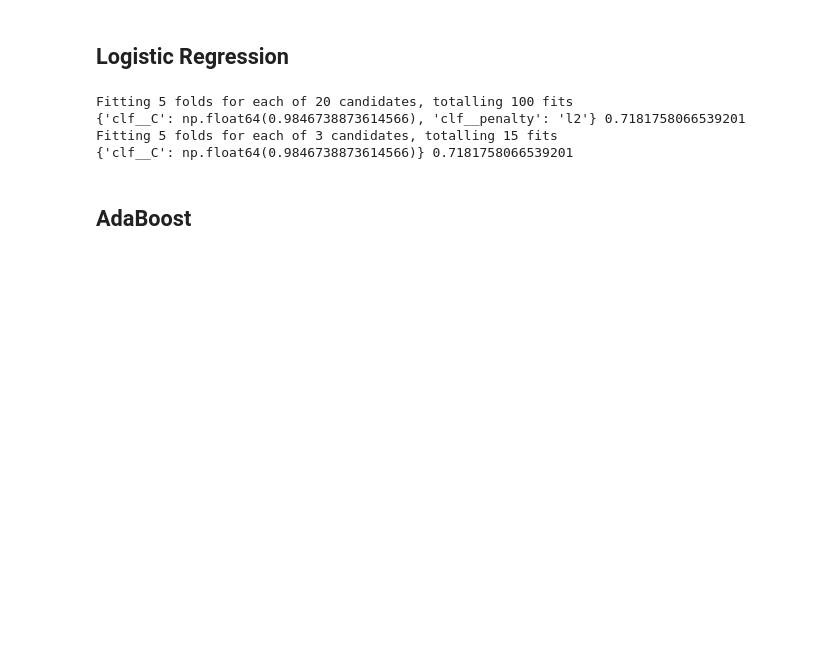
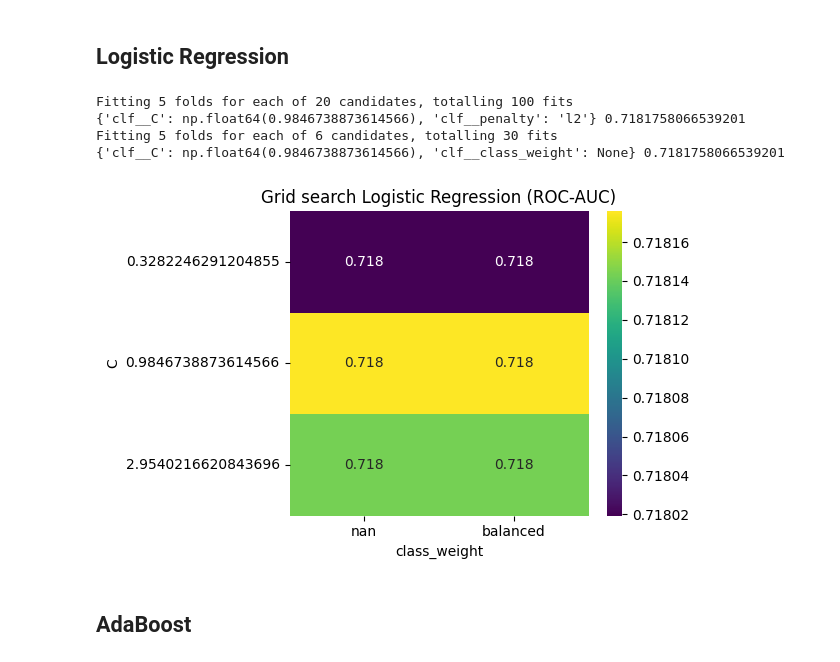
Before and after one commit to marcolari06-maker/loan-default-prediction, a Jupyter notebook: LDP_DMML.ipynb, the cells around one changed output. Saved outputs shown, nothing was run; the diff lists cells and outputs as text; code cells hidden in the pictures; blank space fills up the shorter version.

```diff
--- a/LDP_DMML.ipynb
+++ b/LDP_DMML.ipynb
@@ -301,6 +301,8 @@ display(ct_quartiles)
 
 print("\nContingency Table (Raw Counts):")
 display(ct_counts)
+
+df_github = df_github.drop(columns=['dtir1_quartiles'])
 # %% [output]
 Contingency Table (Percentages per Quartile):
 | Status | 0 | 1 |
@@ -883,7 +890,8 @@ pipe_lr = ImbPipeline(steps=[
     ("clf", LogisticRegression(
         solver="lbfgs",    # esplicito, anche se è il default
         max_iter=2000,     # o 2000 se serve
-        n_jobs=-1          # opzionale, per velocizzare
+        n_jobs=-1,         # opzionale, per velocizzare
+        class_weight = "balanced"
     ))
 ])
 
@@ -905,35 +913,55 @@ rand_lr = RandomizedSearchCV(
     n_jobs=-1,
     random_state=42,
     verbose=1
 )
 
 rand_lr.fit(X_train, y_train)
 print(rand_lr.best_params_, rand_lr.best_score_)
 
 #gridsearch
 best_C = rand_lr.best_params_["clf__C"]
 
 param_grid_lr = {
     "clf__C": [best_C/3, best_C, best_C*3],
+    "clf__class_weight": [None, 'balanced']
 }
 
 grid_lr = GridSearchCV(
     estimator=pipe_lr,
     param_grid=param_grid_lr,
     scoring="roc_auc",
     cv=cv,
     n_jobs=-1,
     verbose=1
 )
 
 grid_lr.fit(X_train, y_train)
 print(grid_lr.best_params_, grid_lr.best_score_)
+
+cvres = pd.DataFrame(grid_lr.cv_results_)
+
+# pivot: righe = C, colonne = class_weight, valori = mean_test_roc_auc
+pivot = cvres.pivot(
+    index="param_clf__C",
+    columns="param_clf__class_weight",
+    values="mean_test_score"
+)
+
+plt.figure(figsize=(6, 4))
+sns.heatmap(pivot, annot=True, fmt=".3f", cmap="viridis")
+plt.title("Grid search Logistic Regression (ROC-AUC)")
+plt.ylabel("C")
+plt.xlabel("class_weight")
+plt.tight_layout()
+plt.show()
+
 best_lr = grid_lr.best_estimator_
 # %% [output]
 Fitting 5 folds for each of 20 candidates, totalling 100 fits
 {'clf__C': np.float64(0.9846738873614566), 'clf__penalty': 'l2'} 0.7181758066539201
-Fitting 5 folds for each of 3 candidates, totalling 15 fits
-{'clf__C': np.float64(0.9846738873614566)} 0.7181758066539201
+Fitting 5 folds for each of 6 candidates, totalling 30 fits
+{'clf__C': np.float64(0.9846738873614566), 'clf__class_weight': None} 0.7181758066539201
+[figure, added]
 # %% [markdown]
 ## AdaBoost
 # %%
```
Also changed, not shown: parts of 13 cells of this notebook.
